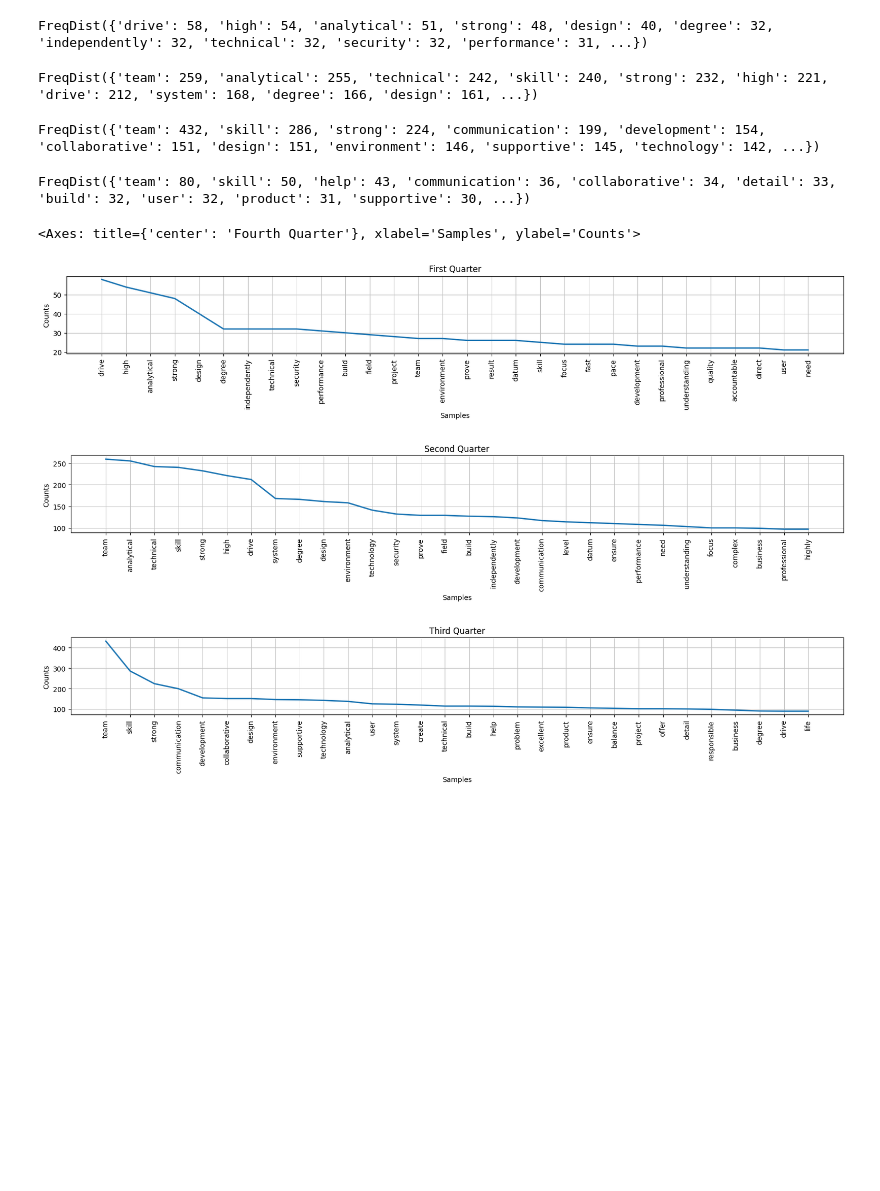
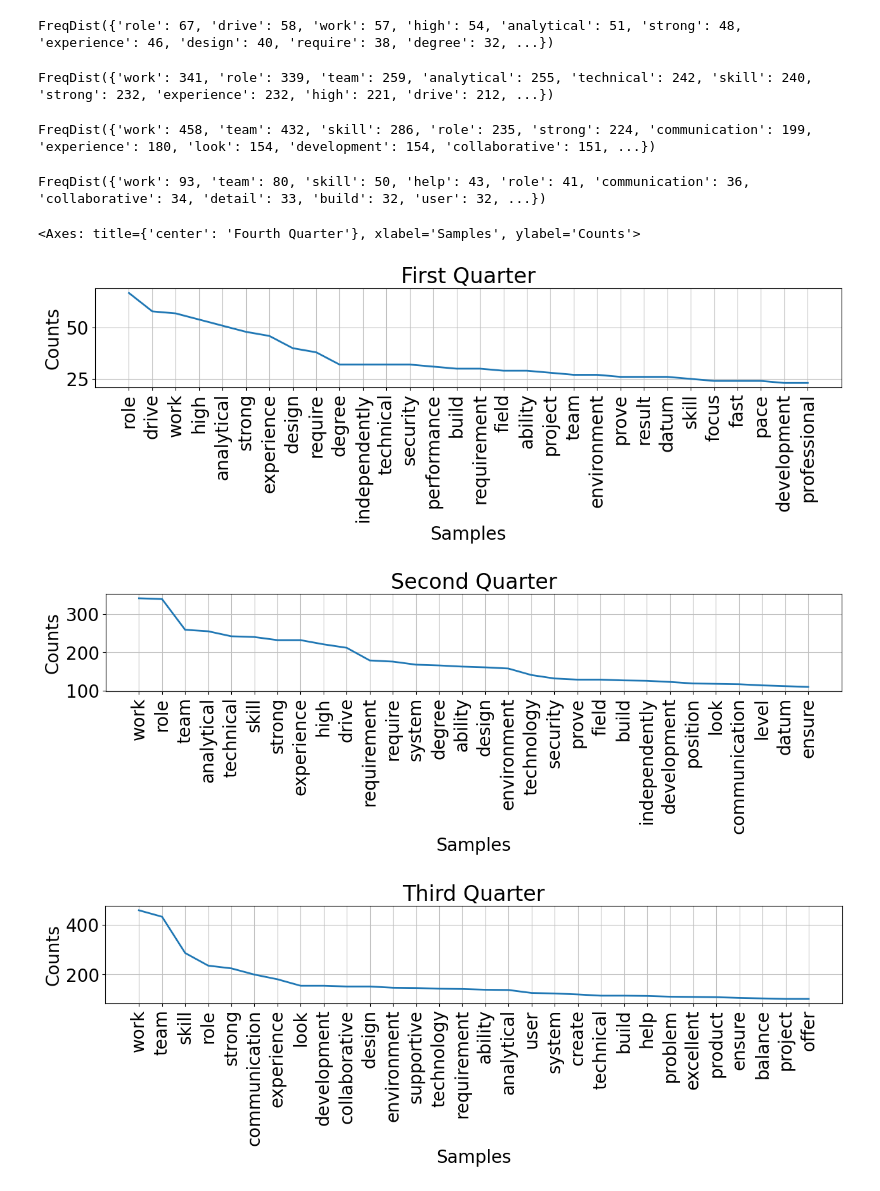
Before and after one commit to EmmaLBF/Hack4Her2025, a Jupyter notebook: process.ipynb, the cells around one changed output. Saved outputs shown, nothing was run; the diff lists cells and outputs as text; code cells hidden in the pictures; blank space fills up the shorter version.

```diff
--- a/process.ipynb
+++ b/process.ipynb
@@ -27,12 +53,3 @@ df['lemmas'] = filter_and_lemma
-# %%
-split_titles = []
-for text in df['title']:
-    if pd.notnull(text):
-        doc = nlp(text)
-        split_titles.append([token.lower_ for token in doc if not (token.is_stop or token.is_punct)])
-    else:
-        split_titles.append([])
-df['split'] = split_titles
 # %%
 counts_1_4 = df.loc[df['women_proportion'] <= 0.25]
 counts_2_4 = df.loc[(df['women_proportion'] > 0.25) & (df['women_proportion'] <= 0.5)]
@@ -48,48 +60,50 @@ from nltk import FreqDist
 import numpy as np
 
 lemmas_1 = counts_1_4['lemmas'].values
-flat_1 = [lemma for sublist in lemmas_1 for lemma in sublist if lemma not in ("work", "role", "position", "look", "experience", "requirement", "ability", "require")]
+flat_1 = np.concatenate(lemmas_1).tolist()
 
 freq_dic_1=FreqDist(flat_1)
 display(freq_dic_1)
 
 lemmas_2 = counts_2_4['lemmas'].values
-flat_2 = [lemma for sublist in lemmas_2 for lemma in sublist if lemma not in ("work", "role", "position", "look", "experience", "requirement", "ability", "require")]
+flat_2_4 = np.concatenate(lemmas_2).tolist()
 
-freq_dic_2=FreqDist(flat_2)
+freq_dic_2=FreqDist(flat_2_4)
 display(freq_dic_2)
 
 lemmas_3 = counts_3_4['lemmas'].values
-flat_3 = [lemma for sublist in lemmas_3 for lemma in sublist if lemma not in ("work", "role", "position", "look", "experience", "requirement", "ability", "require")]
+flat_3 = np.concatenate(lemmas_3).tolist()
 
 freq_dic_3=FreqDist(flat_3)
 display(freq_dic_3)
 
 lemmas_4 = counts_4_4['lemmas'].values
-flat_4 = [lemma for sublist in lemmas_4 for lemma in sublist if lemma not in ("work", "role", "position", "look", "experience", "requirement", "ability", "require")]
+flat_4_4 = np.concatenate(lemmas_4).tolist()
 
-freq_dic_4=FreqDist(flat_4)
+freq_dic_4=FreqDist(flat_4_4)
 display(freq_dic_4)
 # %% [output]
-FreqDist({'drive': 58, 'high': 54, 'analytical': 51, 'strong': 48, 'design': 40, 'degree': 32, 'independently': 32, 'technical': 32, 'security': 32, 'performance': 31, ...})
+FreqDist({'role': 67, 'drive': 58, 'work': 57, 'high': 54, 'analytical': 51, 'strong': 48, 'experience': 46, 'design': 40, 'require': 38, 'degree': 32, ...})
-FreqDist({'team': 259, 'analytical': 255, 'technical': 242, 'skill': 240, 'strong': 232, 'high': 221, 'drive': 212, 'system': 168, 'degree': 166, 'design': 161, ...})
+FreqDist({'work': 341, 'role': 339, 'team': 259, 'analytical': 255, 'technical': 242, 'skill': 240, 'strong': 232, 'experience': 232, 'high': 221, 'drive': 212, ...})
-FreqDist({'team': 432, 'skill': 286, 'strong': 224, 'communication': 199, 'development': 154, 'collaborative': 151, 'design': 151, 'environment': 146, 'supportive': 145, 'technology': 142, ...})
+FreqDist({'work': 458, 'team': 432, 'skill': 286, 'role': 235, 'strong': 224, 'communication': 199, 'experience': 180, 'look': 154, 'development': 154, 'collaborative': 151, ...})
-FreqDist({'team': 80, 'skill': 50, 'help': 43, 'communication': 36, 'collaborative': 34, 'detail': 33, 'build': 32, 'user': 32, 'product': 31, 'supportive': 30, ...})
+FreqDist({'work': 93, 'team': 80, 'skill': 50, 'help': 43, 'role': 41, 'communication': 36, 'collaborative': 34, 'detail': 33, 'build': 32, 'user': 32, ...})
 # %%
 import matplotlib.pyplot as plt
 %matplotlib inline
-plt.rcParams['font.size'] = '10'
+plt.rcParams['font.size'] = '20'
 
-plt.figure(figsize=(20,2))
+plt.figure(figsize=(15,2))
 freq_dic_1.plot(30,  title='First Quarter')
-plt.figure(figsize=(20,2))
+plt.figure(figsize=(15,2))
 freq_dic_2.plot(30,  title='Second Quarter')
-plt.figure(figsize=(20,2))
+plt.figure(figsize=(15,2))
+
 freq_dic_3.plot(30,  title='Third Quarter')
-plt.figure(figsize=(20,2))
+plt.figure(figsize=(15,2))
+
 freq_dic_4.plot(30,  title='Fourth Quarter')
 # %% [output]
 <Axes: title={'center': 'Fourth Quarter'}, xlabel='Samples', ylabel='Counts'>
-[figure, old version]
+[figure, new version]
-[figure, old version]
+[figure, new version]
-[figure, old version]
+[figure, new version]
```
Also changed, not shown: parts of 10 cells of this notebook.
